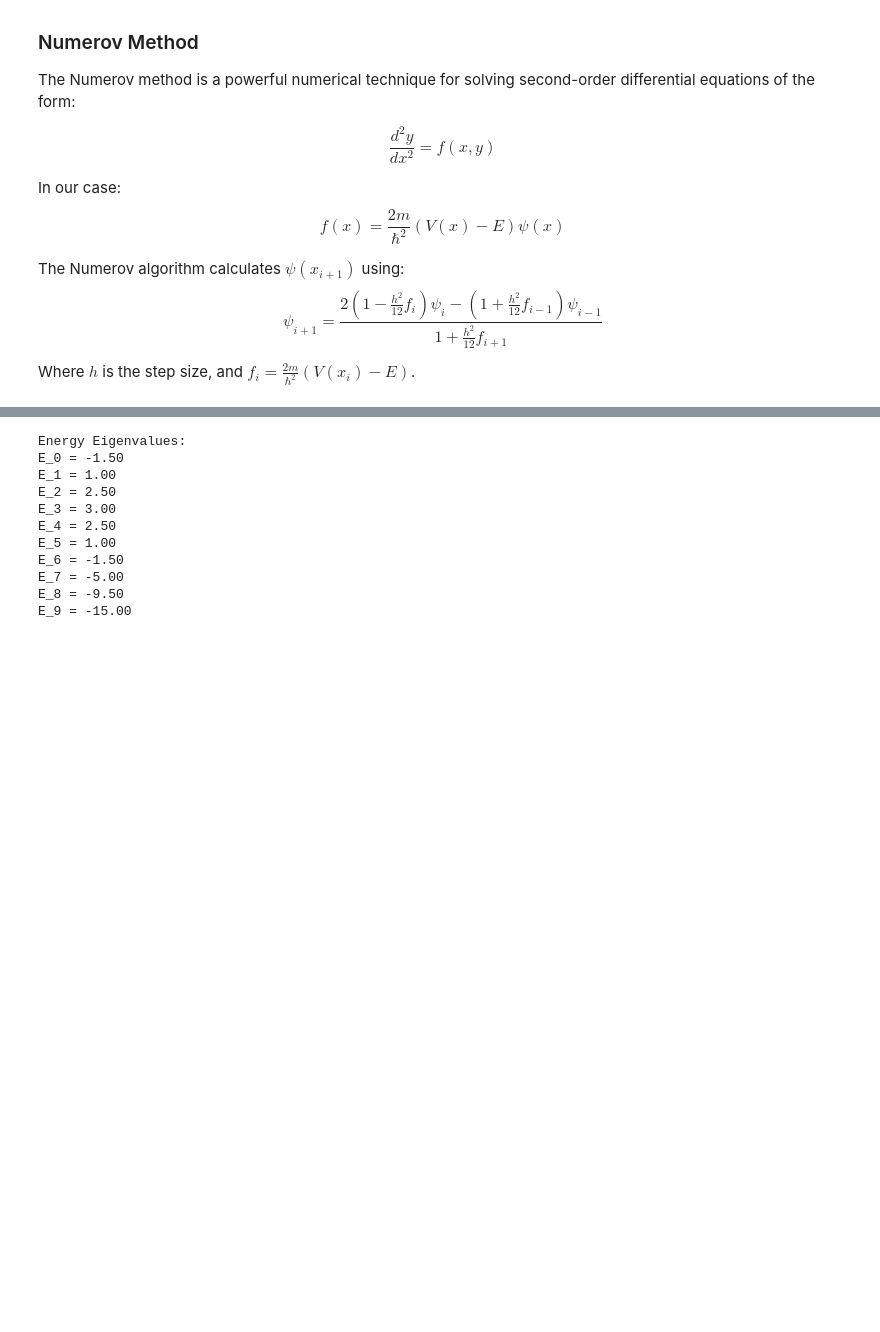
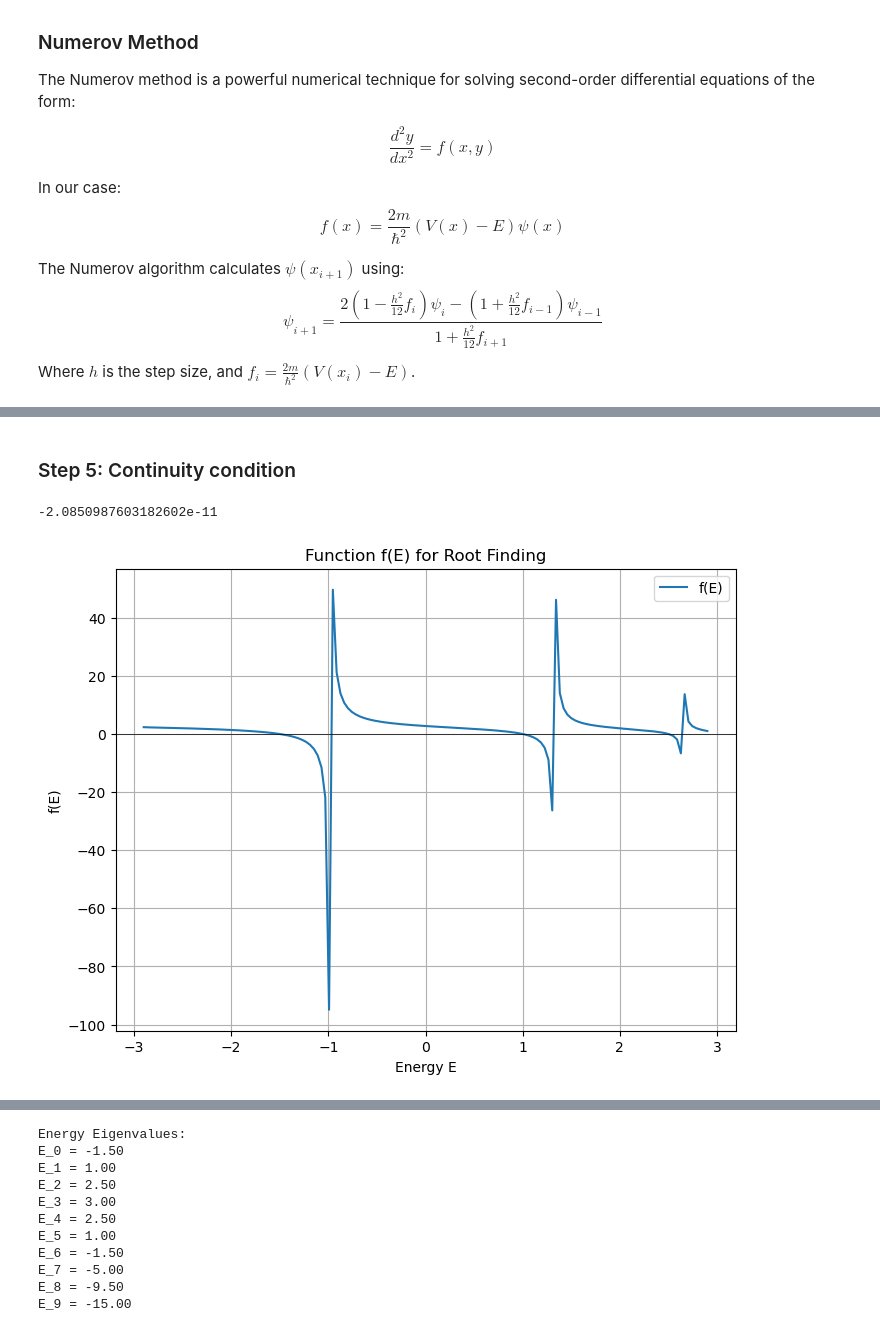
Before and after one commit to JiaHeak/1D-Schrodinger-Equation-with-Numerov-method, a Jupyter notebook: jiaheak Assignment.ipynb, the cells around one changed output, grey strips where cells are left out. Drawn from its saved outputs; the diff is of its cells as text; code cells hidden in the pictures; blank space fills up the shorter version.

```diff
--- a/jiaheak Assignment.ipynb
+++ b/jiaheak Assignment.ipynb
@@ -117,0 +146,10 @@ Here is the procedure:
+# %%
+# import all the needed libraries
+import numpy as np
+import matplotlib.pyplot as plt
+
+# define all the constants
+hbar = 1
+m = 1
+alpha = 1
+Lambda = 4
@@ -236,0 +303,56 @@ plt.show()
+# %% [markdown]
+### Step 5: Continuity condition
+# %%
+
+# Function to solve and plot wavefunction for a given E
+def Solve_Energy(E):
+    turning_point1 = Find_turning_point(-10, 0, E)
+    turning_point2 = Find_turning_point(0, 10, E)
+
+    midpoint = (turning_point1 + turning_point2) / 2
+    width = (turning_point2 - turning_point1) / 2
+    x_left_boundary = midpoint - 10 * width
+    x_right_boundary = midpoint + 10 * width
+
+    h = (x_right_boundary - x_left_boundary) / N
+    x = np.linspace(x_left_boundary, x_right_boundary, N+1)
+    V = np.array([Potential(xi) for xi in x])
+
+    psi_left = np.zeros(N+1)
+    psi_right = np.zeros(N+1)
+
+    psi_left = Numerov_left(psi_left, E, V, h)
+    psi_right = Numerov_right(psi_right, E, V, h)
+
+
+    turning_point2 = Find_turning_point(0, 10, E)
+    desired_value = turning_point2
+    closest_index = np.abs(x - desired_value).argmin()
+    reference_index =  closest_index
+    n_turning = int((turning_point2 - x_left_boundary) / h)
+
+
+    result = ((psi_left[n_turning + 1] - psi_left[n_turning - 1]) / (2 * h * psi_left[n_turning])  - (psi_right[n_turning + 1] - psi_right[n_turning - 1]) / (2 * h * psi_right[n_turning]))
+
+    return result
+
+Solve_Energy(2.5)
+# %% [output]
+-2.0850987603182602e-11
+# %%
+#plotting the function
+E_values = np.linspace(-2.9, 2.9, 150)
+f_values = [Solve_Energy(E) for E in E_values]
+
+plt.figure(figsize=(8, 6))
+
+plt.plot(E_values, f_values, label="f(E)")
+plt.axhline(0, color='black', lw=0.5)
+plt.grid()
+plt.xlabel("Energy E")
+plt.ylabel("f(E)")
+plt.legend()
+plt.title("Function f(E) for Root Finding")
+plt.show()
+# %% [output]
+[figure, added]
```
Also changed, not shown: parts of 30 cells of this notebook.
